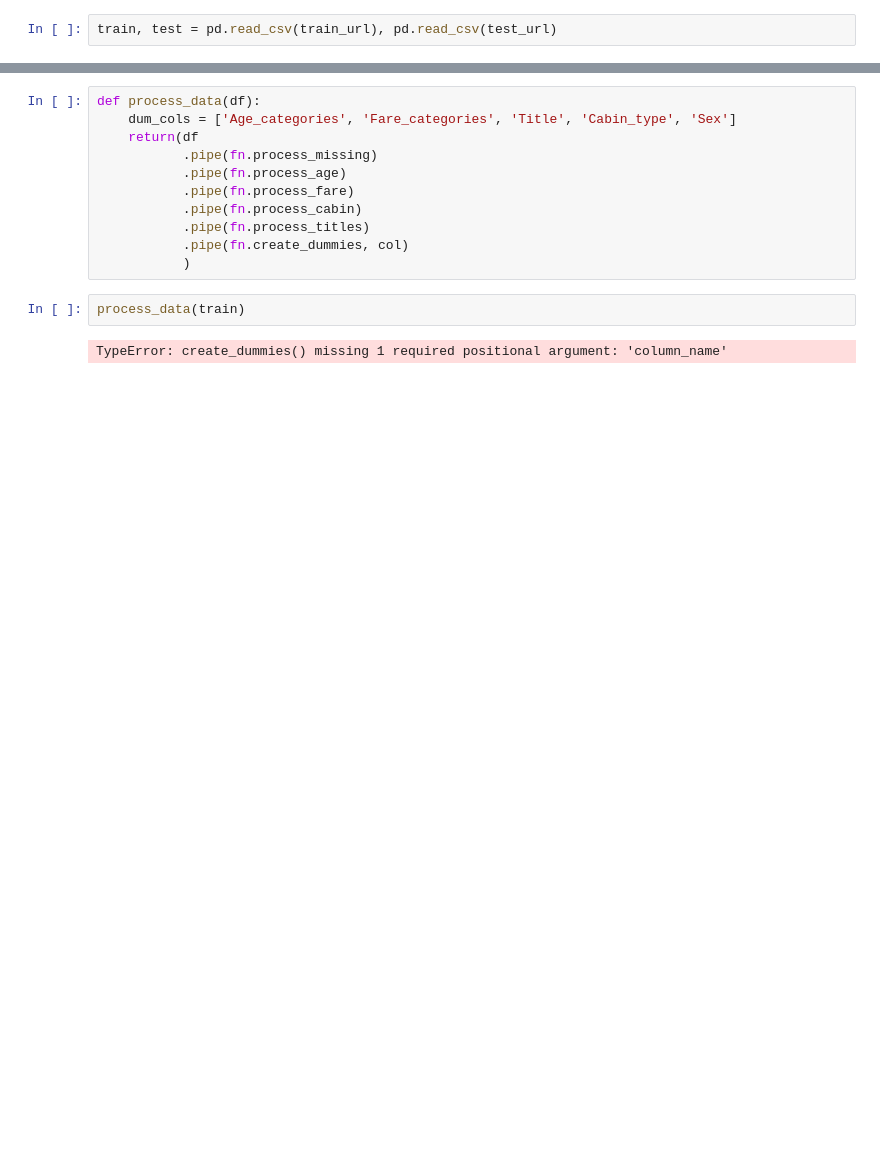
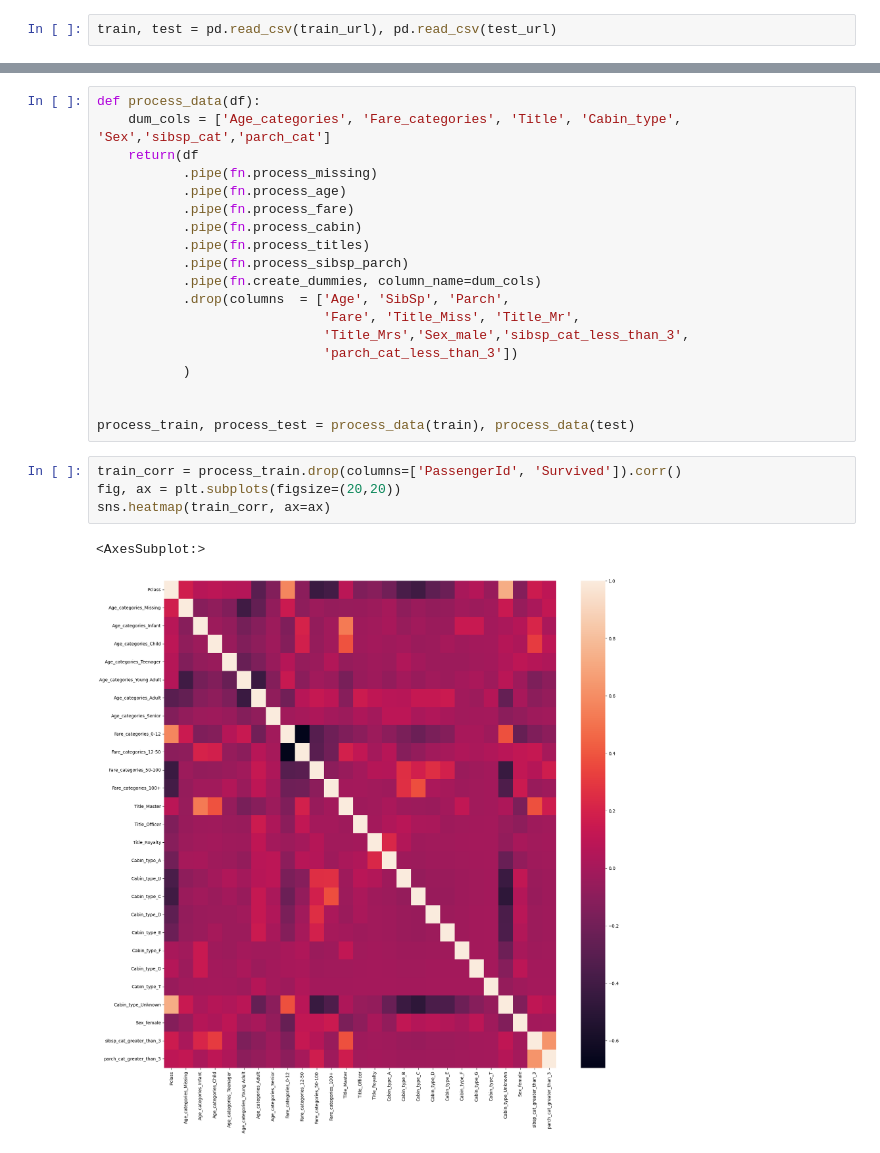
Before and after one commit to Mschaid/kg_workflow, a Jupyter notebook: notebooks/EDA.ipynb, the cells around one changed output, grey strips where cells are left out. Drawn from its saved outputs; the diff is of its cells as text; blank space fills up the shorter version.

```diff
--- a/notebooks/EDA.ipynb
+++ b/notebooks/EDA.ipynb
@@ -24,15 +47,26 @@ train.head()
 # %%
 def process_data(df):
-    dum_cols = ['Age_categories', 'Fare_categories', 'Title', 'Cabin_type', 'Sex']
+    dum_cols = ['Age_categories', 'Fare_categories', 'Title', 'Cabin_type', 'Sex','sibsp_cat','parch_cat']
     return(df
            .pipe(fn.process_missing)
            .pipe(fn.process_age)
            .pipe(fn.process_fare)
            .pipe(fn.process_cabin)
            .pipe(fn.process_titles)
-           .pipe(fn.create_dummies, col)
+           .pipe(fn.process_sibsp_parch)
+           .pipe(fn.create_dummies, column_name=dum_cols)
+           .drop(columns  = ['Age', 'SibSp', 'Parch',
+                             'Fare', 'Title_Miss', 'Title_Mr',
+                             'Title_Mrs','Sex_male','sibsp_cat_less_than_3',
+                             'parch_cat_less_than_3'])
            )
+
+
+process_train, process_test = process_data(train), process_data(test)
-# %%
-process_data(train)
-# %% [output]
-TypeError: create_dummies() missing 1 required positional argument: 'column_name'
+# %%
+train_corr = process_train.drop(columns=['PassengerId', 'Survived']).corr()
+fig, ax = plt.subplots(figsize=(20,20))
+sns.heatmap(train_corr, ax=ax)
+# %% [output]
+<AxesSubplot:>
+[figure, added]
```
Also changed, not shown: parts of 6 cells of this notebook, 1 other file.
